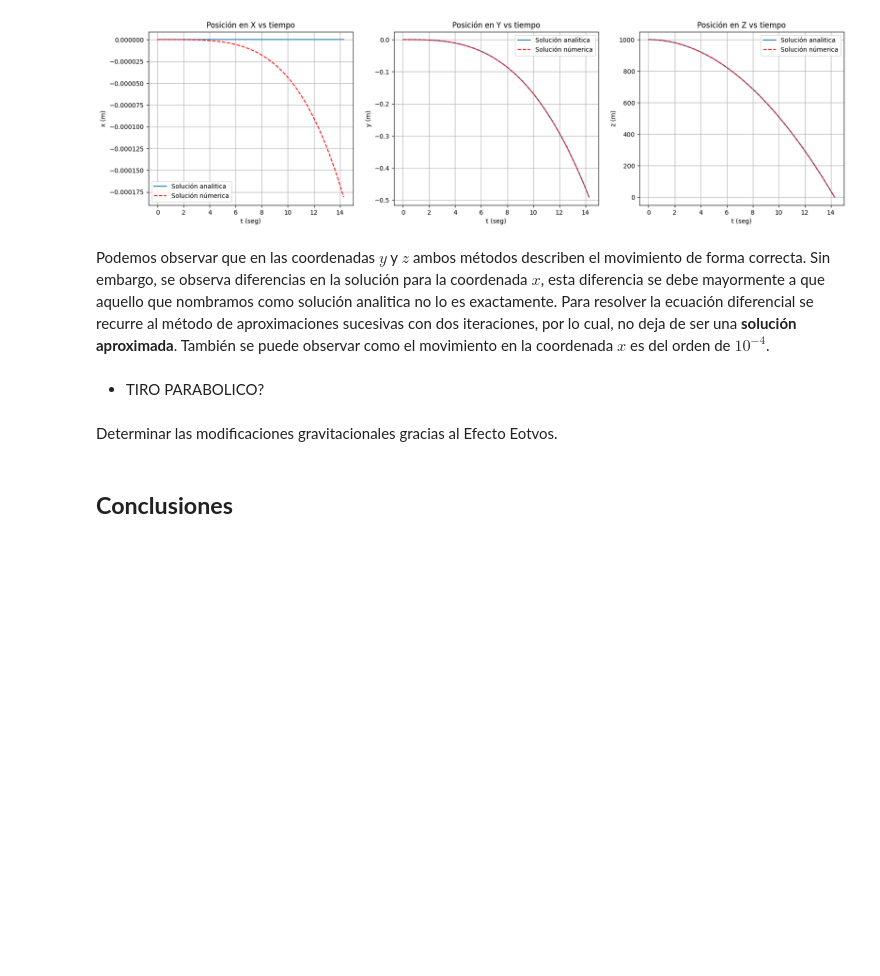
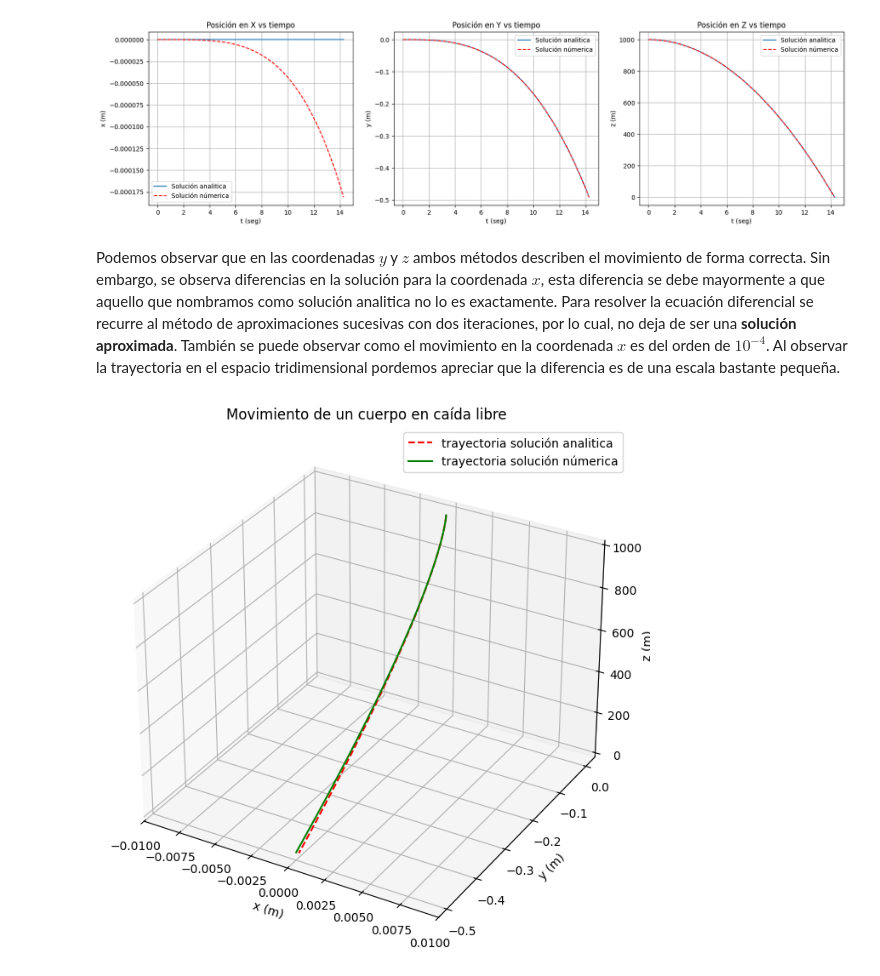
Before and after one commit to jerolg/FISICA_TEORICA_2, a Jupyter notebook: T2_Cuerpo_Rígido/Tarea02.ipynb, the cells around one changed output. Saved outputs shown, nothing was run; the diff lists cells and outputs as text; code cells hidden in the pictures; blank space fills up the shorter version.

```diff
--- a/T2_Cuerpo_Rígido/Tarea02.ipynb
+++ b/T2_Cuerpo_Rígido/Tarea02.ipynb
@@ -438,11 +451,32 @@ plt.grid()
 # %% [output]
 [figure]
 # %% [markdown]
-Podemos observar que en las coordenadas $y$ y $z$ ambos métodos describen el movimiento de forma correcta. Sin embargo, se observa diferencias en la solución para la coordenada $x$, esta diferencia se debe mayormente a que aquello que nombramos como solución analitica no lo es exactamente. Para resolver la ecuación diferencial se recurre al método de aproximaciones sucesivas con dos iteraciones, por lo cual, no deja de ser una **solución aproximada**. También se puede observar como el movimiento en la coordenada $x$ es del orden de $10^{-4}$.
+Podemos observar que en las coordenadas $y$ y $z$ ambos métodos describen el movimiento de forma correcta. Sin embargo, se observa diferencias en la solución para la coordenada $x$, esta diferencia se debe mayormente a que aquello que nombramos como solución analitica no lo es exactamente. Para resolver la ecuación diferencial se recurre al método de aproximaciones sucesivas con dos iteraciones, por lo cual, no deja de ser una **solución aproximada**. También se puede observar como el movimiento en la coordenada $x$ es del orden de $10^{-4}$. Al observar la trayectoria en el espacio tridimensional pordemos apreciar que la diferencia es de una escala bastante pequeña.
-# %% [markdown]
-
-- TIRO PARABOLICO?
-# %% [markdown]
-Determinar las modificaciones gravitacionales gracias al Efecto Eotvos.
-# %% [markdown]
-## **Conclusiones**
+# %%
+#GRAFICA
+
+PHI = np.linspace(0, np.pi, 30)
+THETA = np.linspace(0, 2 * np.pi, 40)
+PHI, THETA = np.meshgrid(PHI, THETA)
+x_sphere = RT * np.sin(PHI) * np.cos(THETA)
+y_sphere = RT * np.sin(PHI) * np.sin(THETA)
+z_sphere = RT * np.cos(PHI)
+
+fig = plt.figure(figsize = (8,8))
+ax = fig.add_subplot(111, projection='3d')
+
+
+#Trayectoria
+ax.plot(X, Y, Z, color='r', linewidth=1.5, label='trayectoria solución analitica', linestyle='--')
+ax.plot(x, y, z, color='g', linewidth=1.5, label='trayectoria solución númerica')
+ax.set_xlabel('x (m)')
+ax.set_ylabel('y (m)')
+ax.set_zlabel('z (m)')
+ax.set_xlim(-0.01, 0.01)
+ax.set_title('Movimiento de un cuerpo en caída libre')
+
+plt.legend()
+
+plt.show()
+# %% [output]
+[figure, added]
```
Also changed, not shown: parts of 25 cells of this notebook.
